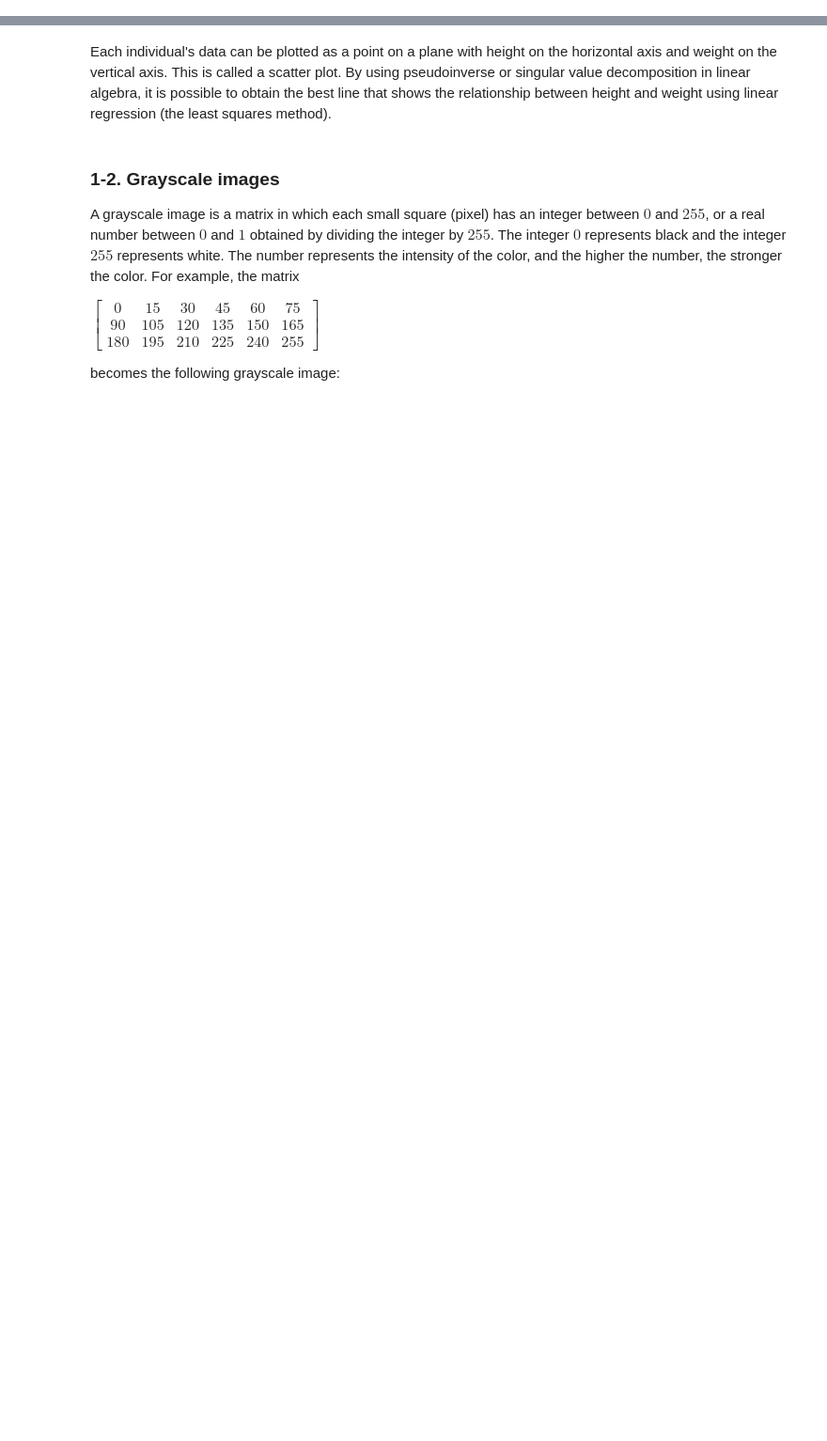
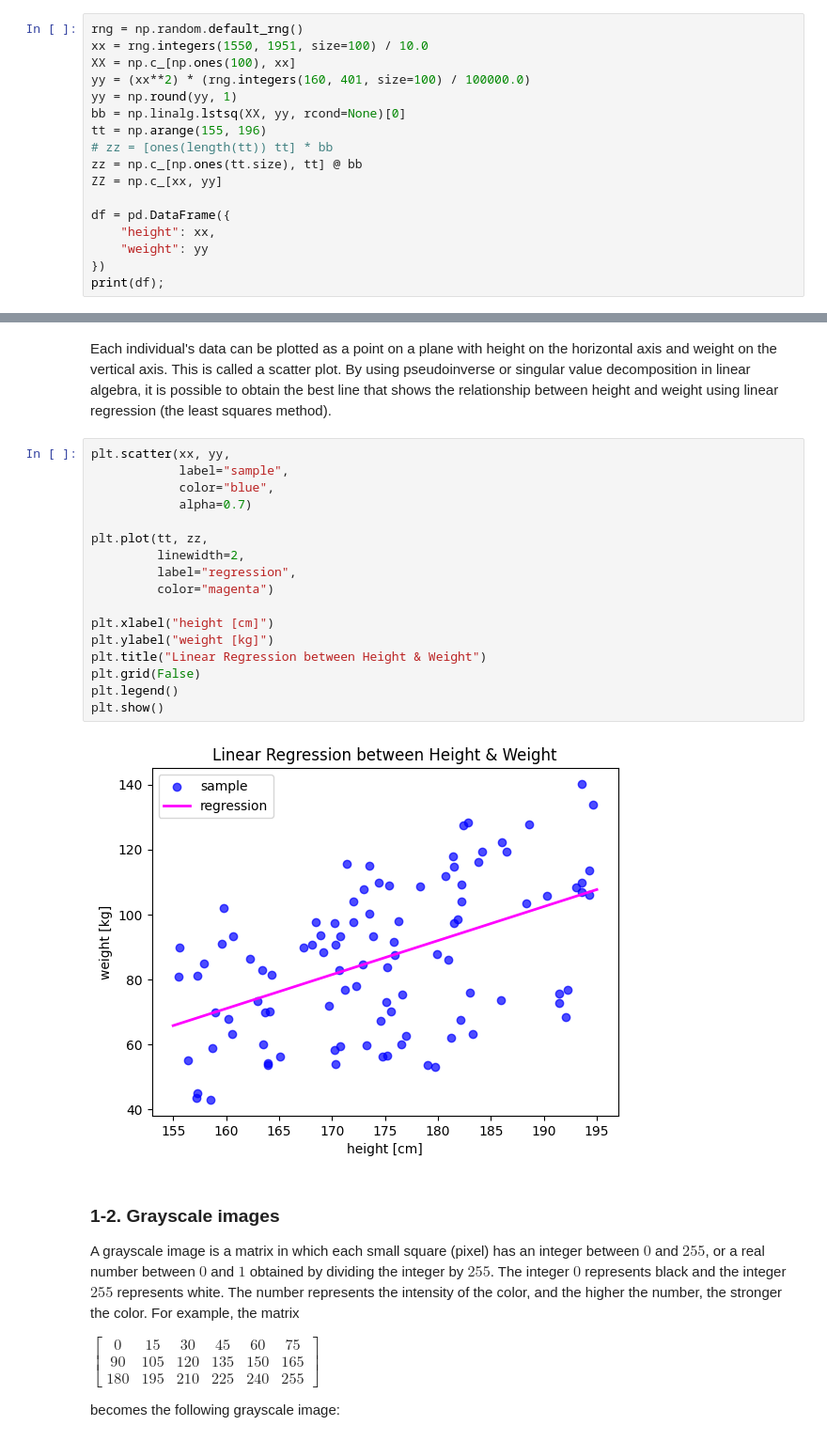
Before and after one commit to fiomfd/ATCM2025, a Jupyter notebook: Linear Algebra/python_matrix_and_data.ipynb, the cells around one changed output, grey strips where cells are left out. Shown at 94% size. Saved outputs shown, nothing was run; the diff lists cells and outputs as text; blank space fills up the shorter version.

```diff
--- a/Linear Algebra/python_matrix_and_data.ipynb
+++ b/Linear Algebra/python_matrix_and_data.ipynb
@@ -11,3 +32,20 @@
 #### 1-1. Data matrices
 
 Below is a list of height and weight data for 100 people, which can be considered as a $100\times2$ matrix. In general, when the number of individuals is $N$ and each individual has $p$ types of data, the data list can be expressed as a matrix.
+# %%
+rng = np.random.default_rng()
+xx = rng.integers(1550, 1951, size=100) / 10.0
+XX = np.c_[np.ones(100), xx]
+yy = (xx**2) * (rng.integers(160, 401, size=100) / 100000.0)
+yy = np.round(yy, 1)
+bb = np.linalg.lstsq(XX, yy, rcond=None)[0]
+tt = np.arange(155, 196)
+# zz = [ones(length(tt)) tt] * bb
+zz = np.c_[np.ones(tt.size), tt] @ bb
+ZZ = np.c_[xx, yy]
+
+df = pd.DataFrame({
+    "height": xx,
+    "weight": yy
+})
+print(df);
@@ -14,5 +67,24 @@ Below is a list of height and weight data for 100 people, which can be considere
 # %% [markdown]
 Each individual's data can be plotted as a point on a plane with height on the horizontal axis and weight on the vertical axis. This is called a scatter plot. By using pseudoinverse or singular value decomposition in linear algebra, it is possible to obtain the best line that shows the relationship between height and weight using linear regression (the least squares method).
+# %%
+plt.scatter(xx, yy,
+            label="sample",
+            color="blue",
+            alpha=0.7)
+
+plt.plot(tt, zz,
+         linewidth=2,
+         label="regression",
+         color="magenta")
+
+plt.xlabel("height [cm]")
+plt.ylabel("weight [kg]")
+plt.title("Linear Regression between Height & Weight")
+plt.grid(False)
+plt.legend()
+plt.show()
+# %% [output]
+[figure, added]
 # %% [markdown]
 ### 1-2. Grayscale images
 A grayscale image is a matrix in which each small square (pixel) has an integer between $0$ and $255$, or a real number between $0$ and $1$ obtained by dividing the integer by $255$. The integer $0$ represents black and the integer $255$ represents white. The number represents the intensity of the color, and the higher the number, the stronger the color. For example, the matrix
```
Also changed, not shown: parts of 11 cells of this notebook.
